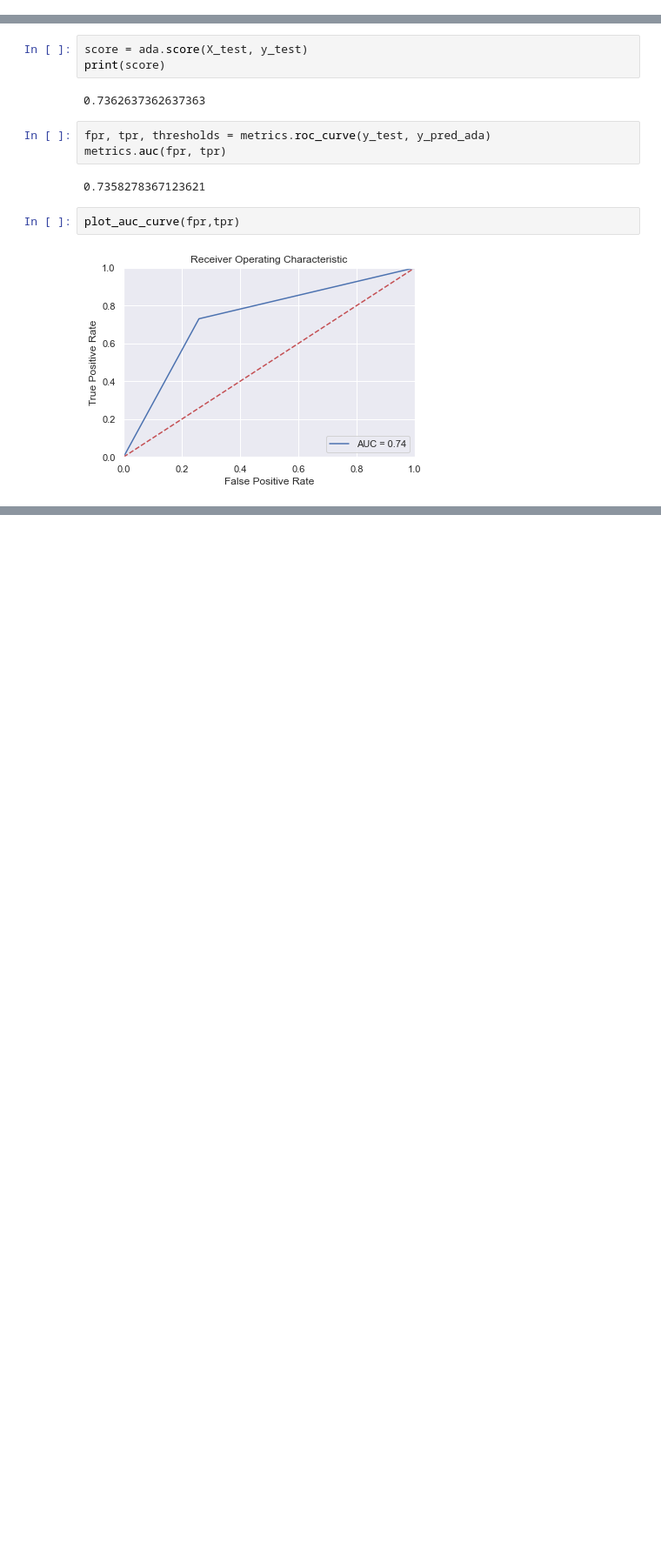
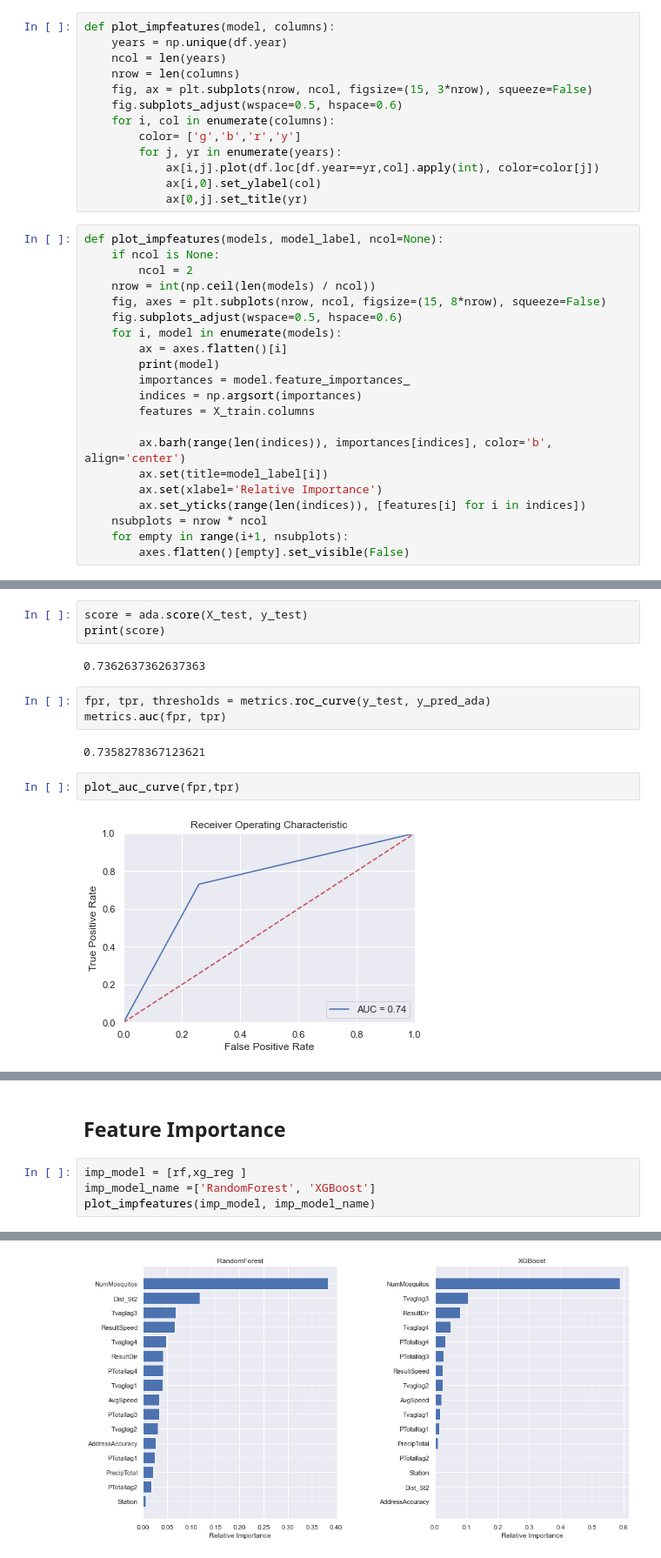
Before and after one commit to nahsradus/SpringBoard, a Jupyter notebook: CapstoneProject2/Notebooks/Modeling_WNV.ipynb, the cells around one changed output, grey strips where cells are left out. Shown at 87% size. Cells and saved outputs as stored; diff of their text form; blank space fills up the shorter version.

```diff
--- a/CapstoneProject2/Notebooks/Modeling_WNV.ipynb
+++ b/CapstoneProject2/Notebooks/Modeling_WNV.ipynb
@@ -41,0 +48,34 @@ def feature_importance(model):
+# %%
+def plot_impfeatures(model, columns):
+    years = np.unique(df.year)
+    ncol = len(years)
+    nrow = len(columns)
+    fig, ax = plt.subplots(nrow, ncol, figsize=(15, 3*nrow), squeeze=False)
+    fig.subplots_adjust(wspace=0.5, hspace=0.6)
+    for i, col in enumerate(columns):
+        color= ['g','b','r','y']
+        for j, yr in enumerate(years):
+            ax[i,j].plot(df.loc[df.year==yr,col].apply(int), color=color[j])
+            ax[i,0].set_ylabel(col)
+            ax[0,j].set_title(yr)
+# %%
+def plot_impfeatures(models, model_label, ncol=None):
+    if ncol is None:
+        ncol = 2
+    nrow = int(np.ceil(len(models) / ncol))
+    fig, axes = plt.subplots(nrow, ncol, figsize=(15, 8*nrow), squeeze=False)
+    fig.subplots_adjust(wspace=0.5, hspace=0.6)
+    for i, model in enumerate(models):
+        ax = axes.flatten()[i]
+        print(model)
+        importances = model.feature_importances_
+        indices = np.argsort(importances)
+        features = X_train.columns
+
+        ax.barh(range(len(indices)), importances[indices], color='b', align='center')
+        ax.set(title=model_label[i])
+        ax.set(xlabel='Relative Importance')
+        ax.set_yticks(range(len(indices)), [features[i] for i in indices])
+    nsubplots = nrow * ncol
+    for empty in range(i+1, nsubplots):
+        axes.flatten()[empty].set_visible(False)
@@ -247,0 +350,7 @@ dtype: float64
+# %% [markdown]
+## Feature Importance
+# %%
+imp_model = [rf,xg_reg ]
+imp_model_name =['RandomForest', 'XGBoost']
+plot_impfeatures(imp_model, imp_model_name)
+# %% [output]
@@ -247,0 +367 @@ dtype: float64
+[figure, added]
```
Also changed, not shown: parts of 37 cells of this notebook.
